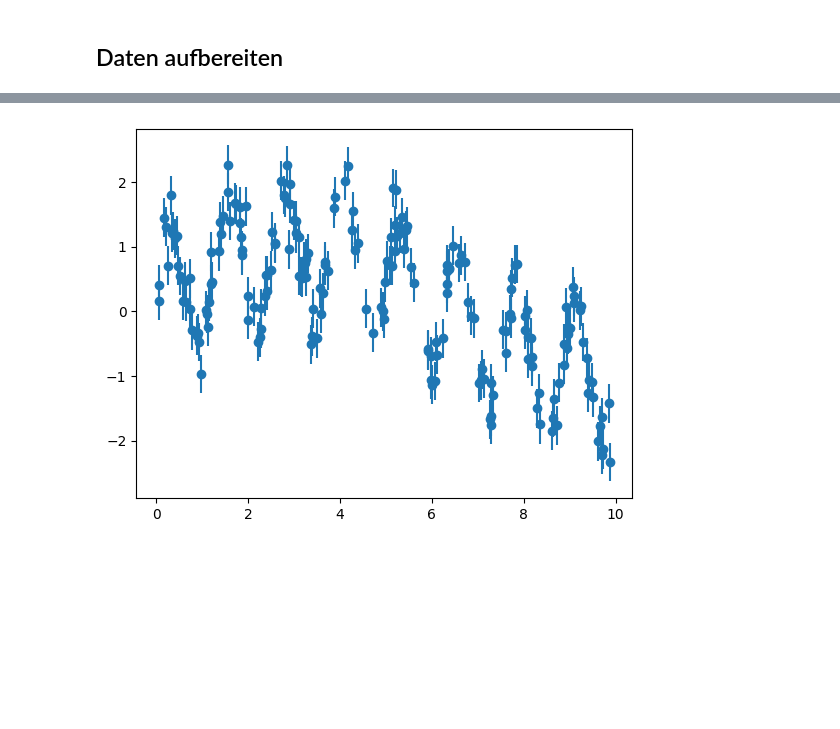
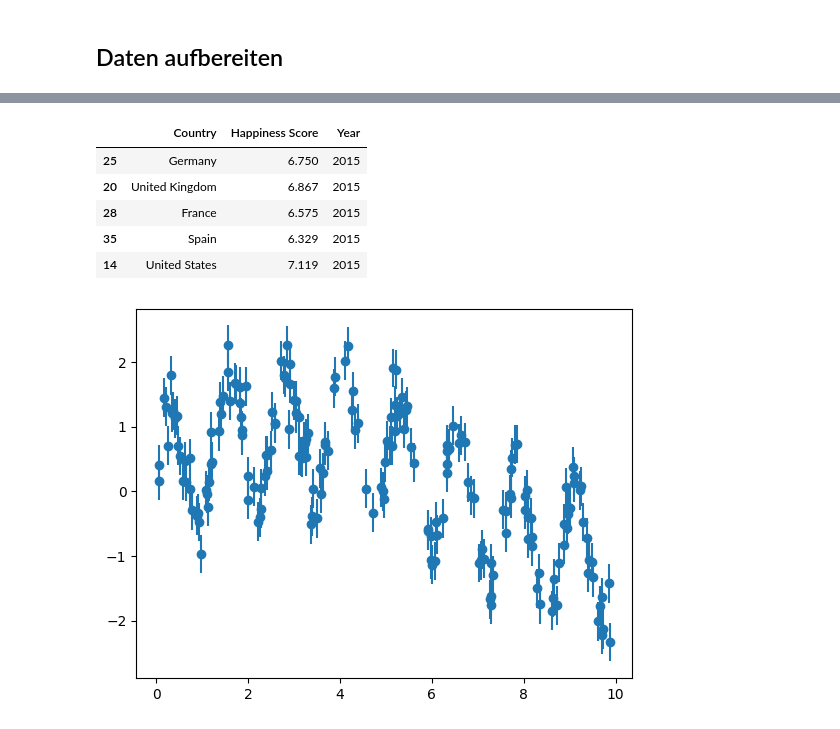
Before and after one commit to thirdcoffee/predicting-world-happiness, a Jupyter notebook: notebooks/predictor.ipynb, the cells around one changed output, grey strips where cells are left out. Saved outputs shown, nothing was run; the diff lists cells and outputs as text; code cells hidden in the pictures; blank space fills up the shorter version.

```diff
--- a/notebooks/predictor.ipynb
+++ b/notebooks/predictor.ipynb
@@ -41 +63,22 @@ memory usage: 490.6+ KB
+# %%
+# Daten bereinigen
+
+# Ungültige Länder entfernen
+happiness_df.drop(happiness_df.loc[happiness_df['Country'] == 'xx'].index, inplace=True)
+
+# Sortieren
+happiness_df.sort_values(by=['Year'], inplace=True)
+
+# Filtern auf die benötigten Länder
+country_list = ['Germany', 'France', 'Italy', 'Spain', 'United Kingdom', 'United States']
+happiness_df = happiness_df[happiness_df['Country'].isin(country_list)]
+
+happiness_df.head()
+# %% [output]
+|  | Country | Happiness Score | Year |
+| 25 | Germany | 6.750 | 2015 |
+| 20 | United Kingdom | 6.867 | 2015 |
+| 28 | France | 6.575 | 2015 |
+| 35 | Spain | 6.329 | 2015 |
+| 14 | United States | 7.119 | 2015 |
 # %%
```
Also changed, not shown: parts of 3 cells of this notebook.
